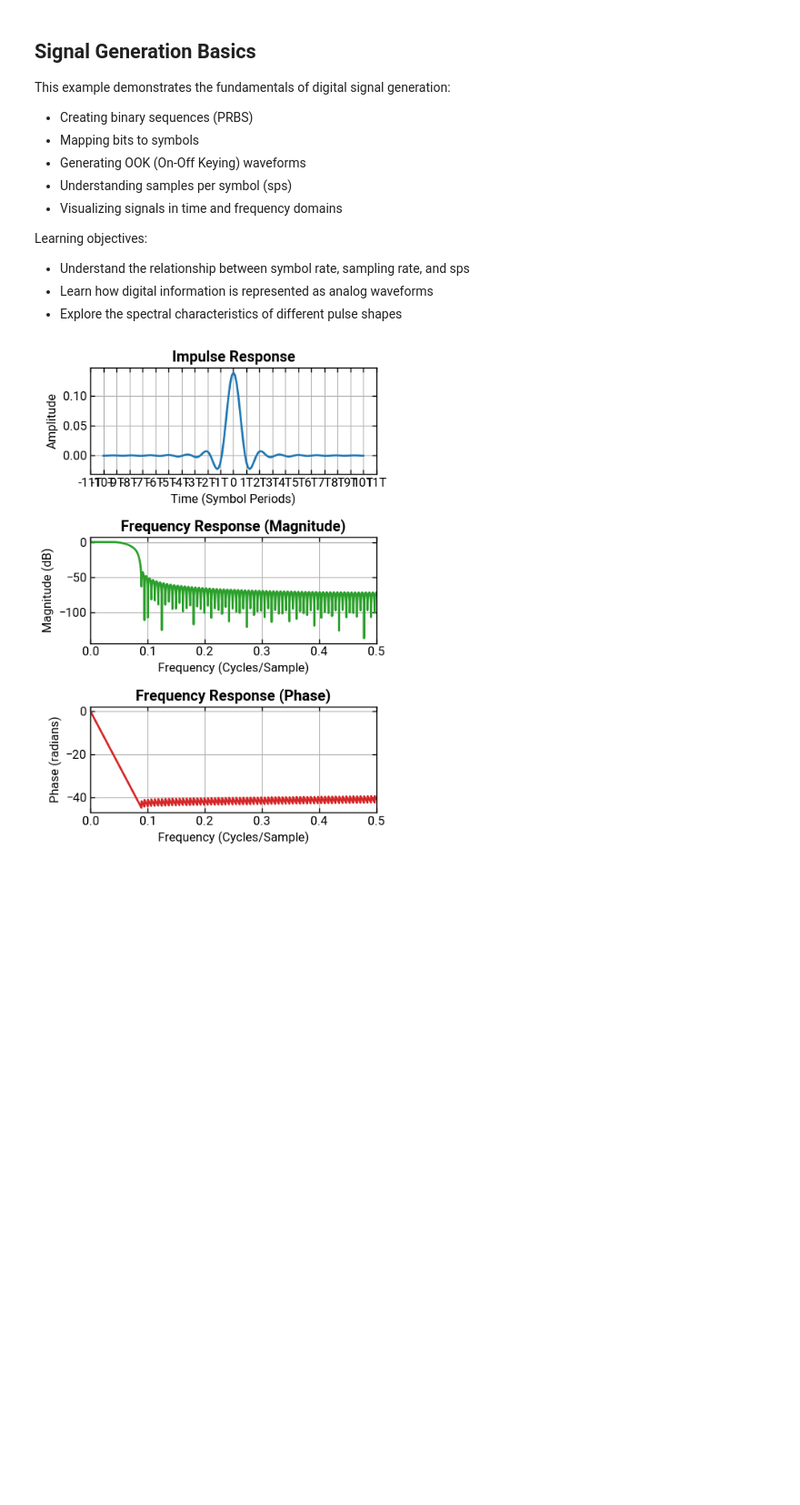
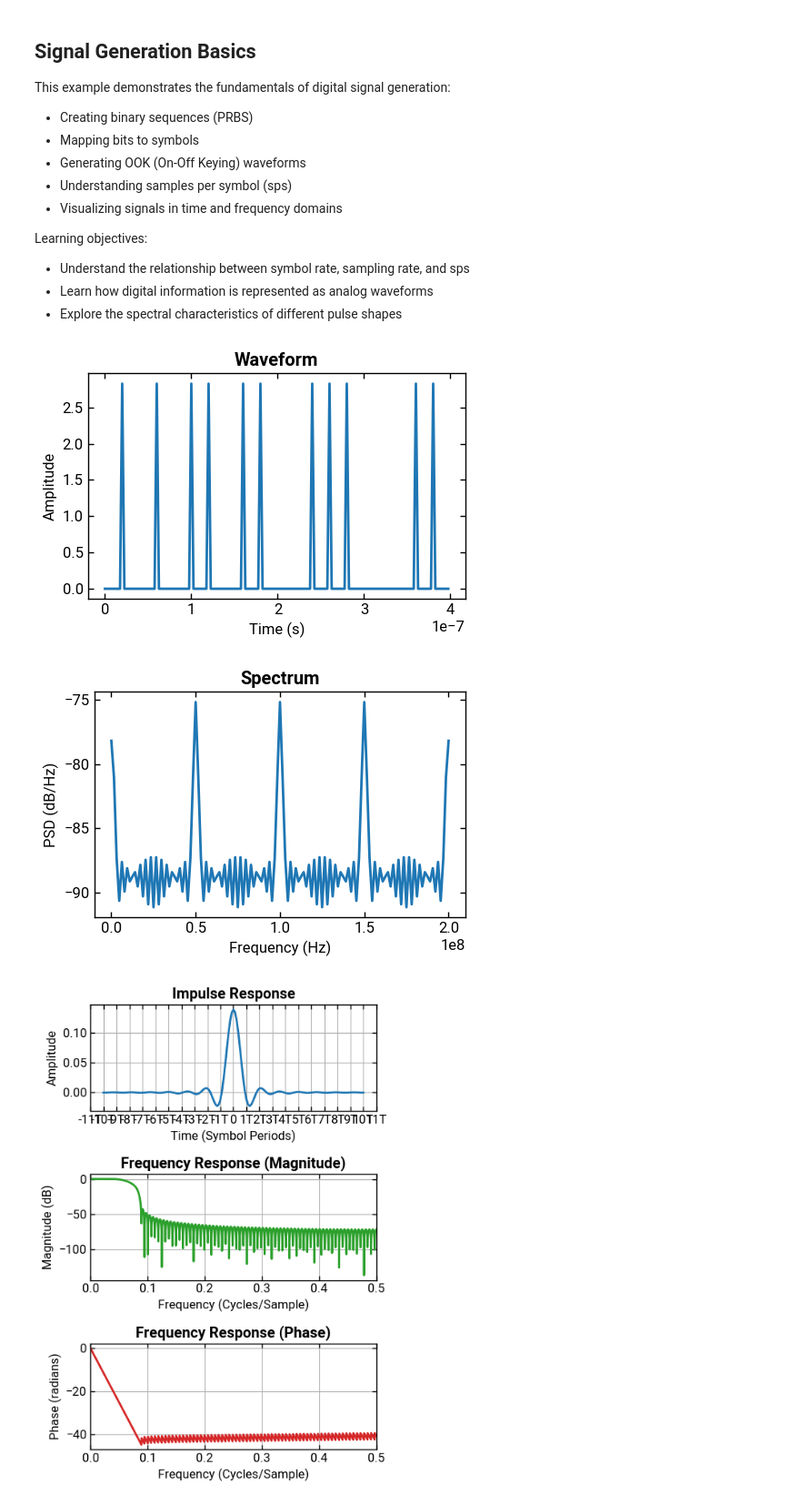
Before and after one commit to lokgar/commstools, a Jupyter notebook: examples/00-basics.ipynb, the cells around one changed output. Shown at 91% size. Cells and saved outputs as stored; diff of their text form; code cells hidden in the pictures; blank space fills up the shorter version.

```diff
--- a/examples/00-basics.ipynb
+++ b/examples/00-basics.ipynb
@@ -31,11 +31,14 @@ sps = int(sampling_rate / symbol_rate)  # Samples per symbol
 # %%
 sig_impulse = ook(bits, sampling_rate=sampling_rate, sps=sps, pulse_shape="none")
 
-sig_impulse.plot_signal()
+_ = sig_impulse.plot_signal(num_symbols=20)
+# plt.show()
+_ = sig_impulse.plot_psd()
 
-sig_impulse.plot_psd()
-
-plt.show()
+# plt.show()
+# %% [output]
+[figure, added]
+[figure, added]
 # %%
 # 2. Boxcar (rectangular) pulse
 sig_boxcar = ook(bits, sampling_rate=sampling_rate, sps=sps, pulse_shape="boxcar")
```
Also changed, not shown: parts of 2 cells of this notebook, 1 other file.
